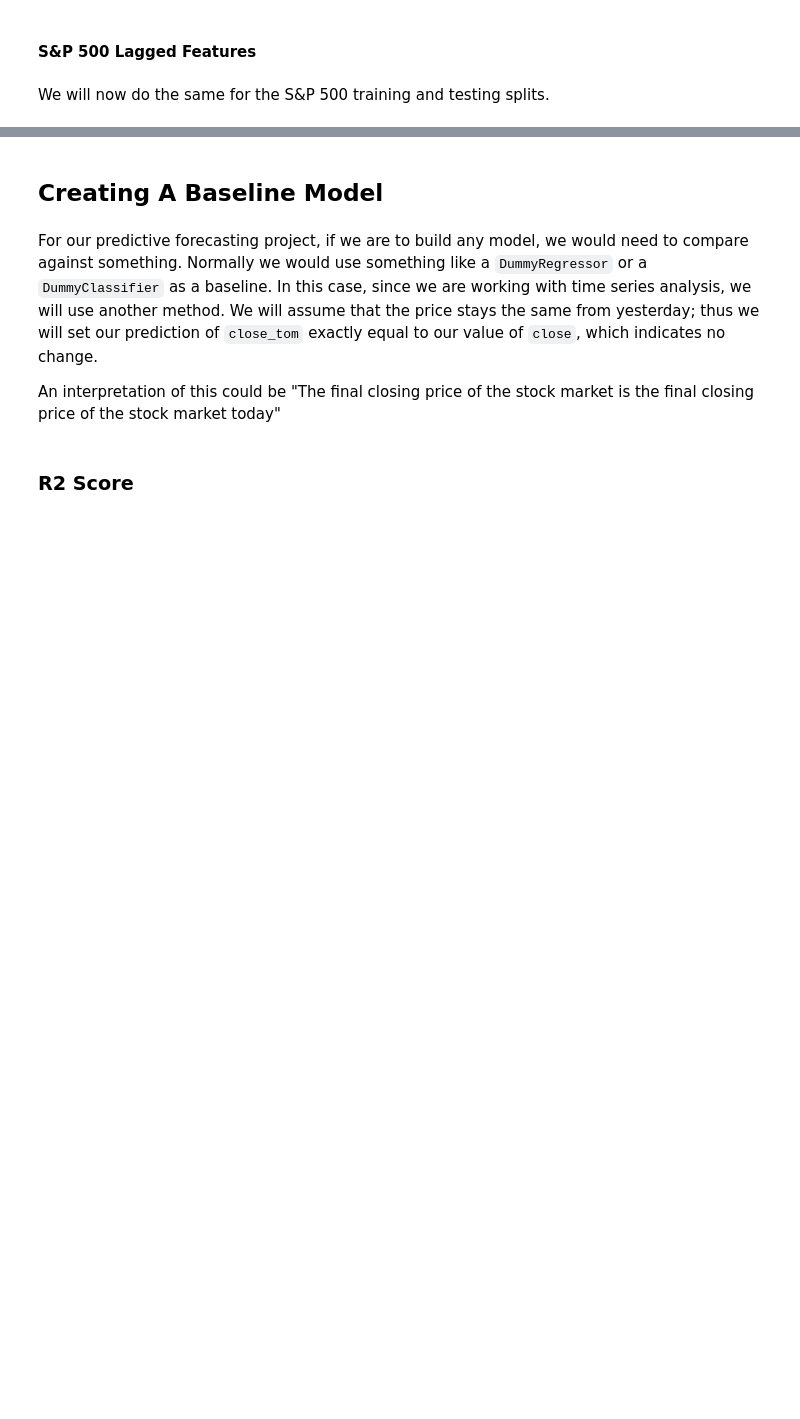
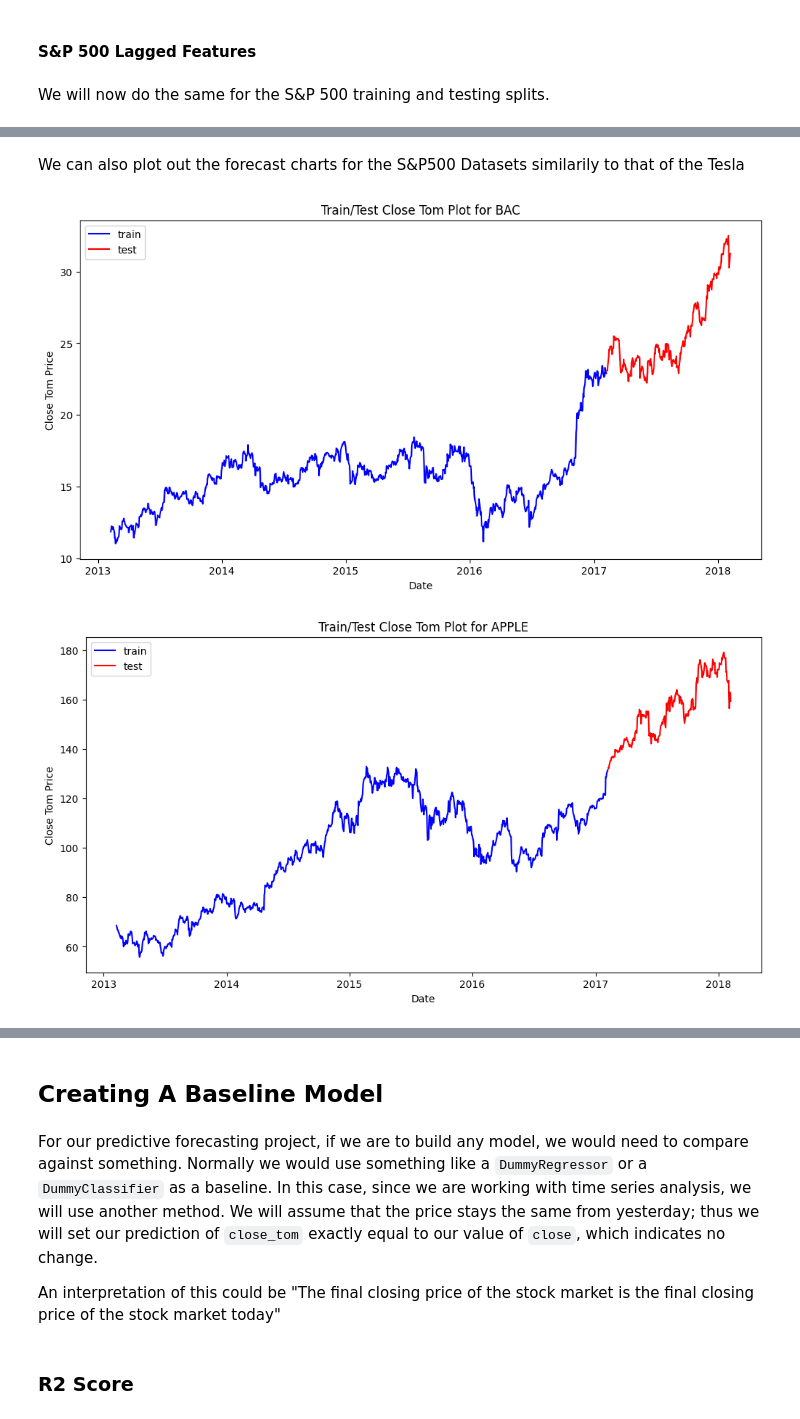
Before and after one commit to Vondent/stock-price-analysis, a Jupyter notebook: stock-price-analysis.ipynb, the cells around one changed output, grey strips where cells are left out. Saved outputs shown, nothing was run; the diff lists cells and outputs as text; code cells hidden in the pictures; blank space fills up the shorter version.

```diff
--- a/stock-price-analysis.ipynb
+++ b/stock-price-analysis.ipynb
@@ -1020,3 +1056,43 @@ apple_train.head()
 | 1261 | 2013-02-12 | 68.5014 | 68.9114 | 66.8205 | 66.8428 | 151829363 | AAPL | 67.769025 | -2.421264 | 66.7156 |
 | 1262 | 2013-02-13 | 66.7442 | 67.6628 | 66.1742 | 66.7156 | 118721995 | AAPL | 66.824200 | -0.042850 | 66.6556 |
 | 1263 | 2013-02-14 | 66.3599 | 67.3771 | 66.2885 | 66.6556 | 88809154 | AAPL | 66.670275 | 0.445600 | 65.7371 |
+# %% [markdown]
+We can also plot out the forecast charts for the S&P500 Datasets similarily to that of the Tesla
+# %%
+# List of dataset names (ensure these DataFrames are defined in your environment)
+non_tesla_dataset_names = [
+    "bac_train", "bac_test",
+    "apple_train", "apple_test",
+    "fb_train", "fb_test",
+    "ge_train", "ge_test"
+]
+
+# Dictionary to map dataset names to their actual DataFrame objects
+datasets = {
+    "bac_train": bac_train,
+    "bac_test": bac_test,
+    "apple_train": apple_train,
+    "apple_test": apple_test,
+    "fb_train": fb_train,
+    "fb_test": fb_test,
+    "ge_train": ge_train,
+    "ge_test": ge_test
+}
+
+# Generate plots iteratively for each pair of train and test datasets
+for name in ["bac", "apple", "fb", "ge"]:
+    train_df = datasets[f"{name}_train"]
+    test_df = datasets[f"{name}_test"]
+
+    # Plot
+    plt.figure(figsize=(12, 6))
+    plt.plot(train_df["date"], train_df["close_tom"], label="train", color="blue")
+    plt.plot(test_df["date"], test_df["close_tom"], label="test", color="red")
+    plt.title(f"Train/Test Close Tom Plot for {name.upper()}")
+    plt.xlabel("Date")
+    plt.ylabel("Close Tom Price")
+    plt.legend()
+    plt.show()
+# %% [output]
+[figure, added]
+[figure, added]
```
Also changed, not shown: parts of 20 cells of this notebook.
